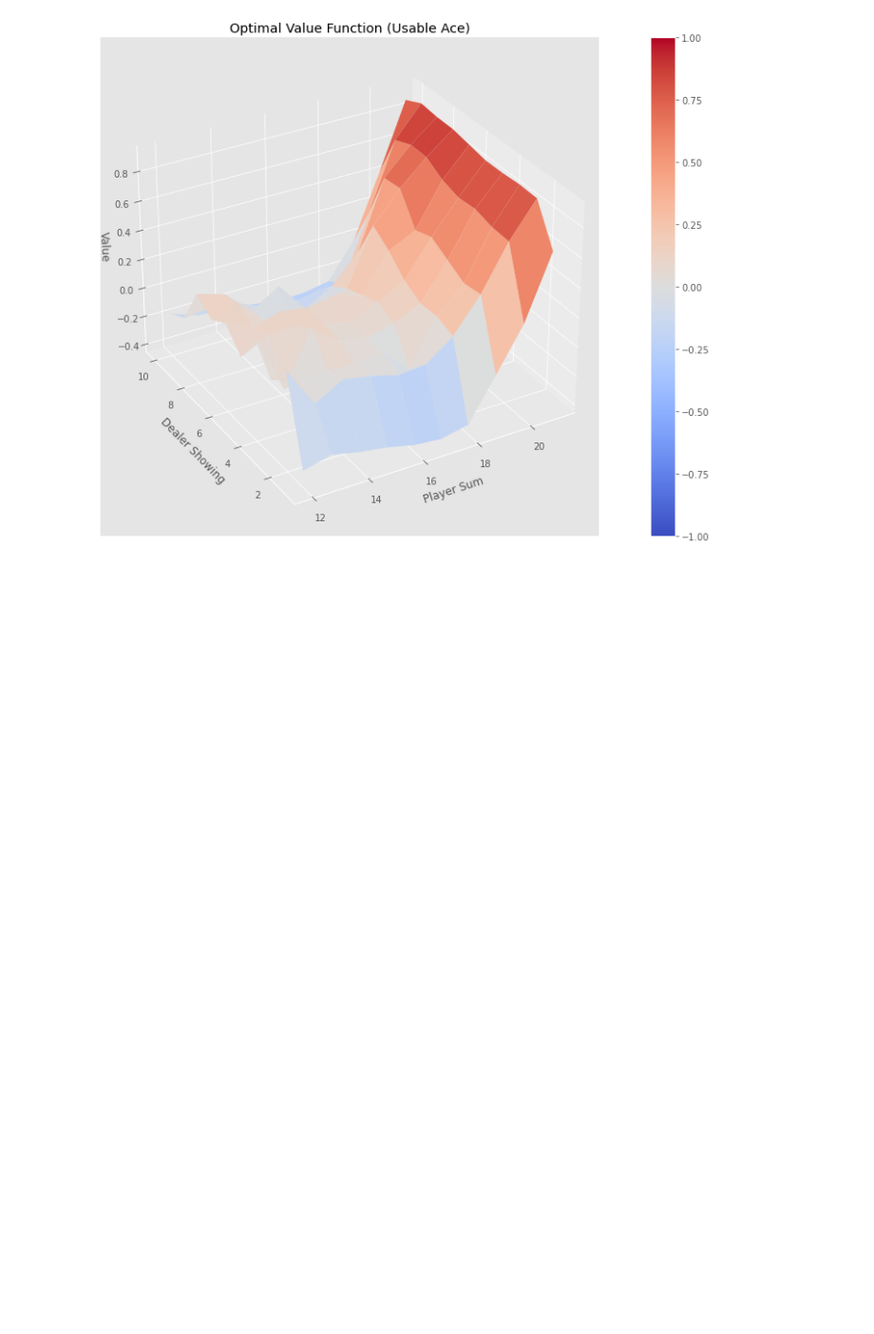
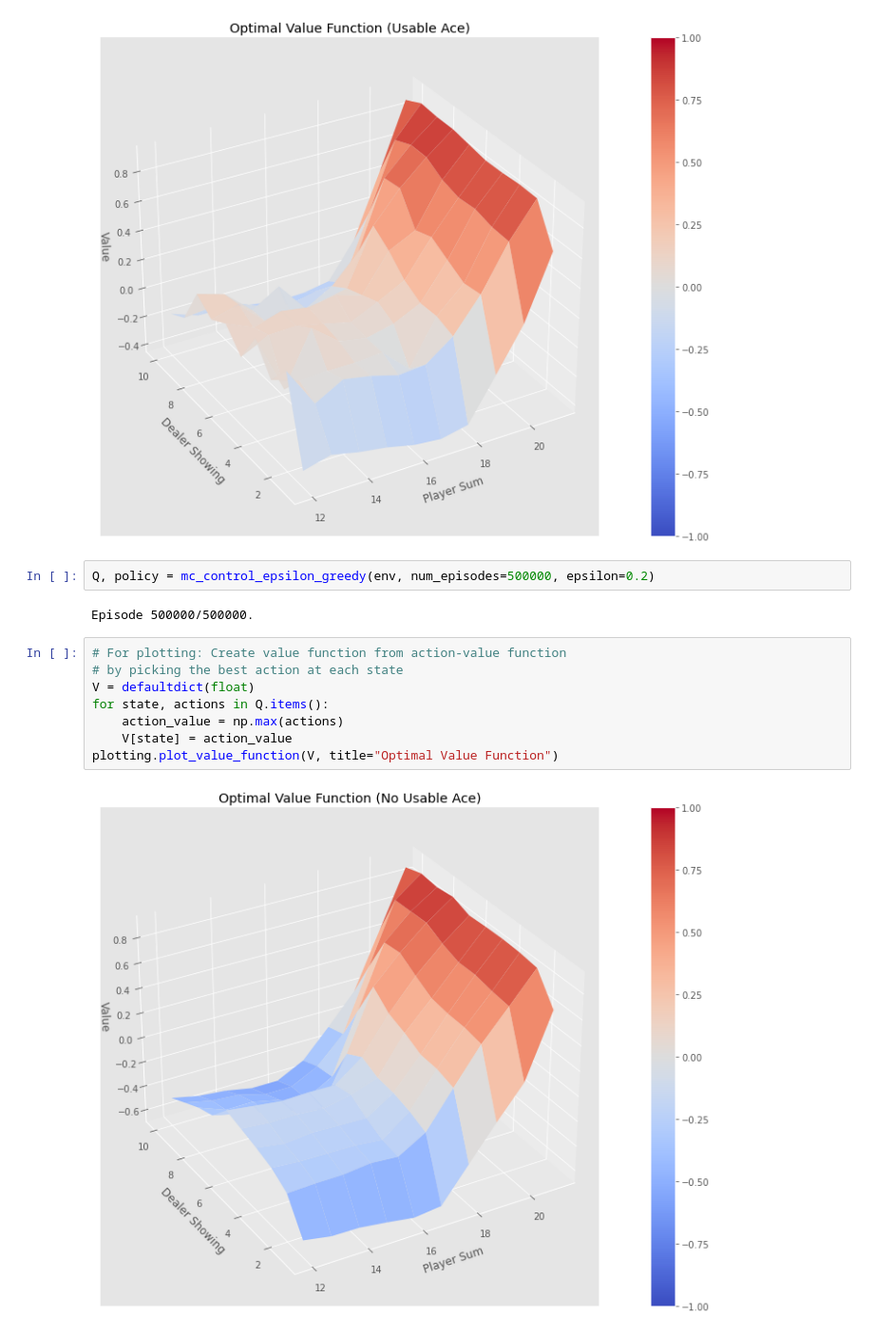
Before and after one commit to SBrewer15/RBE595-Deep-Reinforcement-Learning, a Jupyter notebook: MC Control with Epsilon-Greedy Policies Solution.ipynb, the cells around one changed output. Shown: that part at 95% size. Cells and saved outputs as stored; diff of their text form; blank space fills up the shorter version.

Commit message:
more epsilons

```diff
--- a/MC Control with Epsilon-Greedy Policies Solution.ipynb
+++ b/MC Control with Epsilon-Greedy Policies Solution.ipynb
@@ -130,3 +130,17 @@ plotting.plot_value_function(V, title="Optimal Value Function")
 # %% [output]
 [figure]
 [figure]
+# %%
+Q, policy = mc_control_epsilon_greedy(env, num_episodes=500000, epsilon=0.2)
+# %% [output]
+Episode 500000/500000.
+# %%
+# For plotting: Create value function from action-value function
+# by picking the best action at each state
+V = defaultdict(float)
+for state, actions in Q.items():
+    action_value = np.max(actions)
+    V[state] = action_value
+plotting.plot_value_function(V, title="Optimal Value Function")
+# %% [output]
+[figure, added]
```
Also changed, not shown: parts of 3 cells of this notebook.
